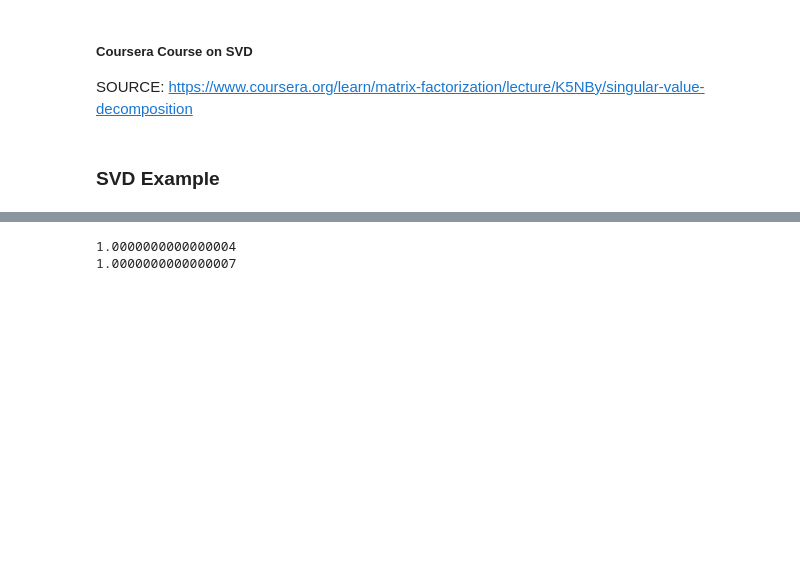
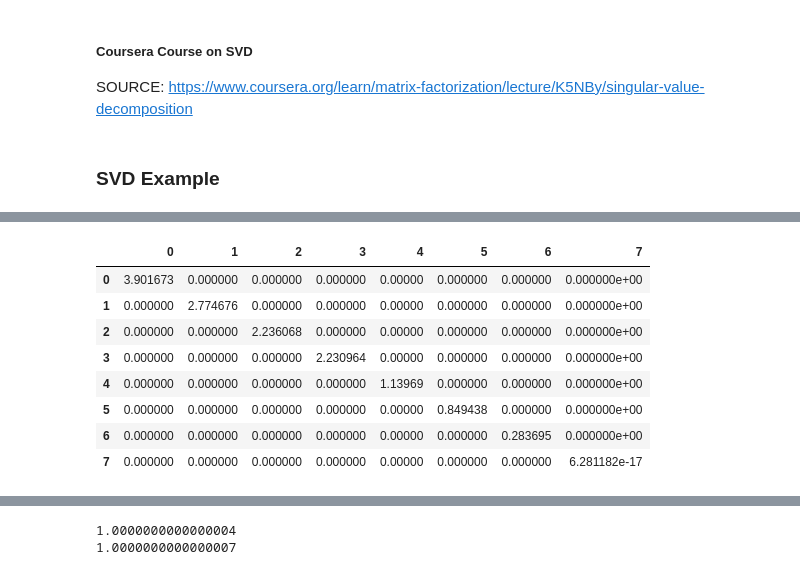
Before and after one commit to Alexjmsherman/nlp_practicum_cohort1, a Jupyter notebook: lessons/lesson10_word_embeddings/Word Embeddings Solution.ipynb, the cells around one changed output, grey strips where cells are left out. Saved outputs shown, nothing was run; the diff lists cells and outputs as text; code cells hidden in the pictures; blank space fills up the shorter version.

```diff
--- a/lessons/lesson10_word_embeddings/Word Embeddings Solution.ipynb
+++ b/lessons/lesson10_word_embeddings/Word Embeddings Solution.ipynb
@@ -451,7 +451,18 @@ df
 # %%
 # decompose the matrix using SVD
 U, s, VT = numpy.linalg.svd(df, full_matrices=False)
 S = numpy.diag(s)
+pd.DataFrame(S)
+# %% [output]
+|  | 0 | 1 | 2 | 3 | 4 | 5 | 6 | 7 |
+| 0 | 3.901673 | 0.000000 | 0.000000 | 0.000000 | 0.00000 | 0.000000 | 0.000000 | 0.000000e+00 |
+| 1 | 0.000000 | 2.774676 | 0.000000 | 0.000000 | 0.00000 | 0.000000 | 0.000000 | 0.000000e+00 |
+| 2 | 0.000000 | 0.000000 | 2.236068 | 0.000000 | 0.00000 | 0.000000 | 0.000000 | 0.000000e+00 |
+| 3 | 0.000000 | 0.000000 | 0.000000 | 2.230964 | 0.00000 | 0.000000 | 0.000000 | 0.000000e+00 |
+| 4 | 0.000000 | 0.000000 | 0.000000 | 0.000000 | 1.13969 | 0.000000 | 0.000000 | 0.000000e+00 |
+| 5 | 0.000000 | 0.000000 | 0.000000 | 0.000000 | 0.00000 | 0.849438 | 0.000000 | 0.000000e+00 |
+| 6 | 0.000000 | 0.000000 | 0.000000 | 0.000000 | 0.00000 | 0.000000 | 0.283695 | 0.000000e+00 |
+| 7 | 0.000000 | 0.000000 | 0.000000 | 0.000000 | 0.00000 | 0.000000 | 0.000000 | 6.281182e-17 |
 # %%
 # what are U, S and V
 print("U =\n", numpy.round(U, decimals=2), "\n")
```
Also changed, not shown: parts of 27 cells of this notebook, 8 other files.
